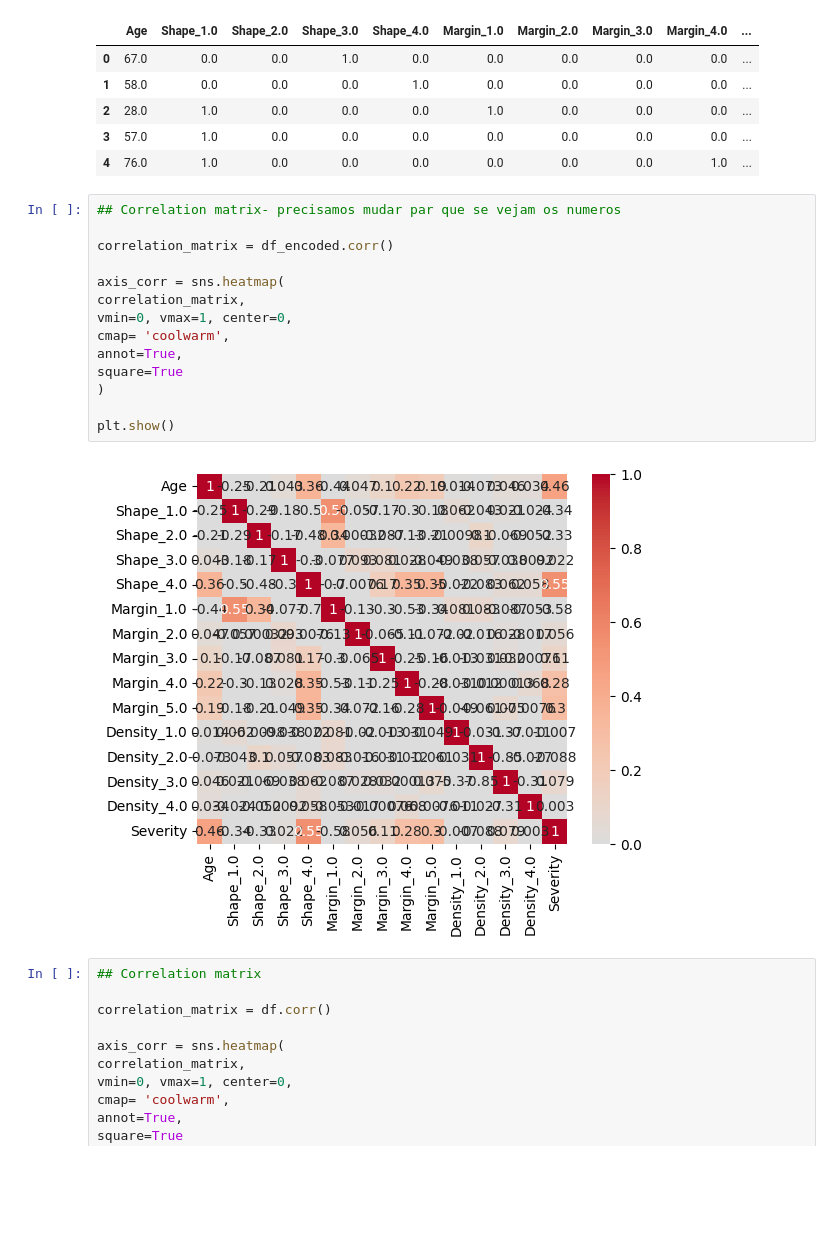
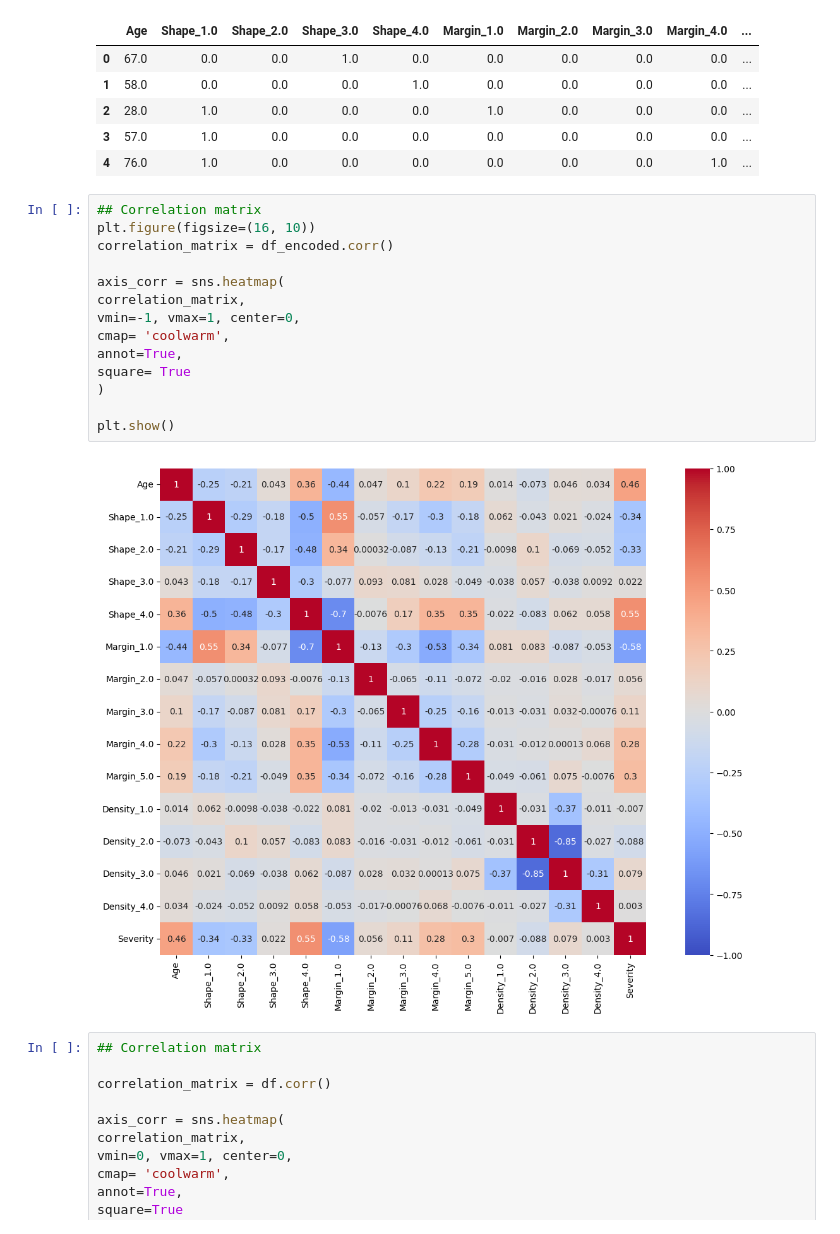
Before and after one commit to ceciliasant/AAproj1, a Jupyter notebook: proj1.ipynb, the cells around one changed output. Saved outputs shown, nothing was run; the diff lists cells and outputs as text; blank space fills up the shorter version.

Commit message:
With corrections from prof, change corr matrix so the numbers are visible and add k-fold

```diff
--- a/proj1.ipynb
+++ b/proj1.ipynb
@@ -150,21 +150,21 @@ df_encoded.head()
 | 3 | 57.0 | 1.0 | 0.0 | 0.0 | 0.0 | 0.0 | 0.0 | 0.0 | 0.0 | ... |
 | 4 | 76.0 | 1.0 | 0.0 | 0.0 | 0.0 | 0.0 | 0.0 | 0.0 | 1.0 | ... |
 # %%
-## Correlation matrix- precisamos mudar par que se vejam os numeros
-
+## Correlation matrix
+plt.figure(figsize=(16, 10))
 correlation_matrix = df_encoded.corr()
 
 axis_corr = sns.heatmap(
 correlation_matrix,
-vmin=0, vmax=1, center=0,
+vmin=-1, vmax=1, center=0,
 cmap= 'coolwarm',
 annot=True,
-square=True
+square= True
 )
 
 plt.show()
 # %% [output]
-[figure, old version]
+[figure, new version]
 # %%
 ## Correlation matrix
 
```
